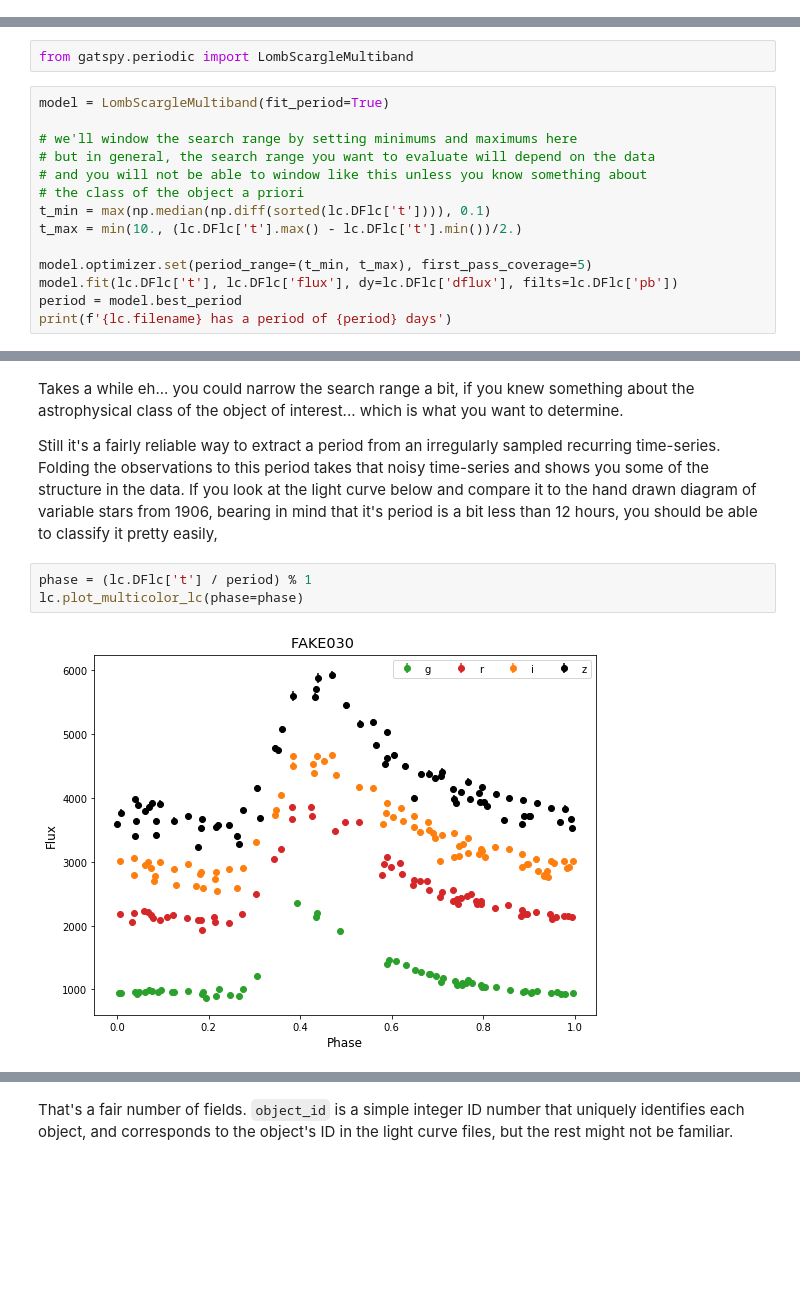
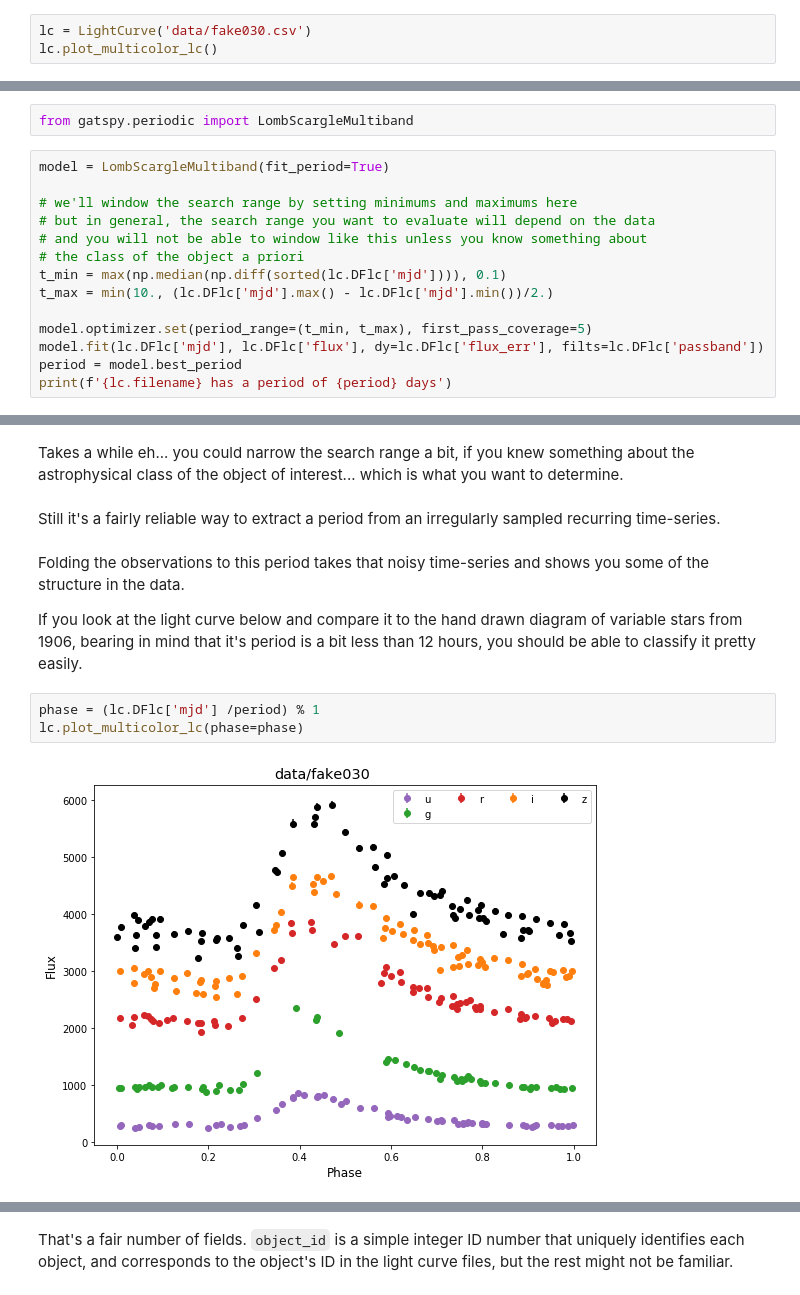
Before and after one commit to emilleishida/PLAsTiCC_Validation, a Jupyter notebook: astro_starter_kit/astro_starter_kit.ipynb, the cells around one changed output, grey strips where cells are left out. Saved outputs shown, nothing was run; the diff lists cells and outputs as text; blank space fills up the shorter version.

```diff
--- a/astro_starter_kit/astro_starter_kit.ipynb
+++ b/astro_starter_kit/astro_starter_kit.ipynb
@@ -364,0 +512,3 @@ We can use a Fourier technique known as the Lomb-Scargle Periodogram to estimate
+# %%
+lc = LightCurve('data/fake030.csv')
+lc.plot_multicolor_lc()
@@ -371,11 +529,11 @@ model = LombScargleMultiband(fit_period=True)
 # but in general, the search range you want to evaluate will depend on the data
 # and you will not be able to window like this unless you know something about
 # the class of the object a priori
-t_min = max(np.median(np.diff(sorted(lc.DFlc['t']))), 0.1)
-t_max = min(10., (lc.DFlc['t'].max() - lc.DFlc['t'].min())/2.)
+t_min = max(np.median(np.diff(sorted(lc.DFlc['mjd']))), 0.1)
+t_max = min(10., (lc.DFlc['mjd'].max() - lc.DFlc['mjd'].min())/2.)
 
 model.optimizer.set(period_range=(t_min, t_max), first_pass_coverage=5)
-model.fit(lc.DFlc['t'], lc.DFlc['flux'], dy=lc.DFlc['dflux'], filts=lc.DFlc['pb'])
+model.fit(lc.DFlc['mjd'], lc.DFlc['flux'], dy=lc.DFlc['flux_err'], filts=lc.DFlc['passband'])
 period = model.best_period
 print(f'{lc.filename} has a period of {period} days')
 # %% [output]
@@ -390,9 +548,13 @@ FAKE030 has a period of 0.43305791539072674 days
+# %% [markdown]
+Takes a while eh... you could narrow the search range a bit, if you knew something about the astrophysical class of the object of interest... which is what you want to determine.
+# %% [markdown]
+Still it's a fairly reliable way to extract a period from an irregularly sampled recurring time-series.
 # %% [markdown]
-Takes a while eh... you could narrow the search range a bit, if you knew something about the astrophysical class of the object of interest... which is what you want to determine.
+Folding the observations to this period takes that noisy time-series and shows you some of the structure in the data.
 
-Still it's a fairly reliable way to extract a period from an irregularly sampled recurring time-series. Folding the observations to this period takes that noisy time-series and shows you some of the structure in the data. If you look at the light curve below and compare it to the hand drawn diagram of variable stars from 1906, bearing in mind that it's period is a bit less than 12 hours, you should be able to classify it pretty easily,
+If you look at the light curve below and compare it to the hand drawn diagram of variable stars from 1906, bearing in mind that it's period is a bit less than 12 hours, you should be able to classify it pretty easily.
 # %%
-phase = (lc.DFlc['t'] / period) % 1
+phase = (lc.DFlc['mjd'] /period) % 1
 lc.plot_multicolor_lc(phase=phase)
 # %% [output]
-[figure, old version]
+[figure, new version]
```
Also changed, not shown: parts of 233 cells of this notebook, 5 other files.
